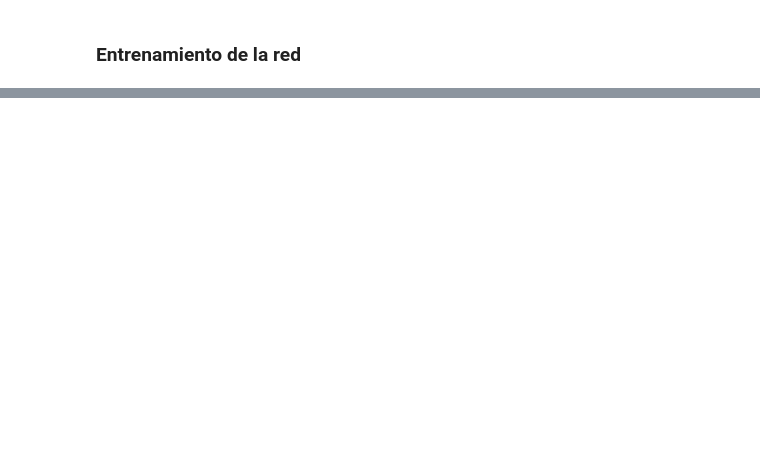
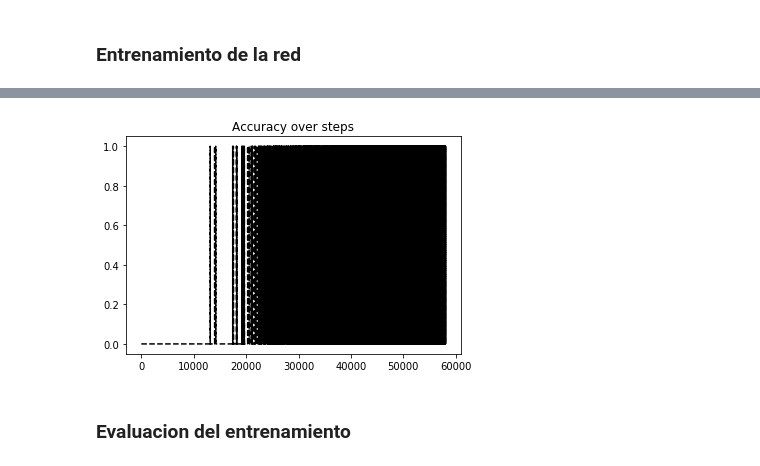
Before and after one commit to JefeLitman/Biv2LabNN, a Jupyter notebook: LTC/LTC.ipynb, the cells around one changed output, grey strips where cells are left out. Saved outputs shown, nothing was run; the diff lists cells and outputs as text; code cells hidden in the pictures; blank space fills up the shorter version.

```diff
--- a/LTC/LTC.ipynb
+++ b/LTC/LTC.ipynb
@@ -163,0 +208,10 @@ while True:
+# %%
+fig = plt.figure()
+plt.plot(range(len(train_accuracy)), train_accuracy,'k--')
+plt.title('Accuracy over steps')
+plt.show()
+fig.savefig('/home/jefelitman/Saved_Models/LTC_112x112x16_rgb_batch30/train_accuracy.png')
+# %% [output]
+[figure, added]
+# %% [markdown]
+### Evaluacion del entrenamiento
```
Also changed, not shown: parts of 16 cells of this notebook.
